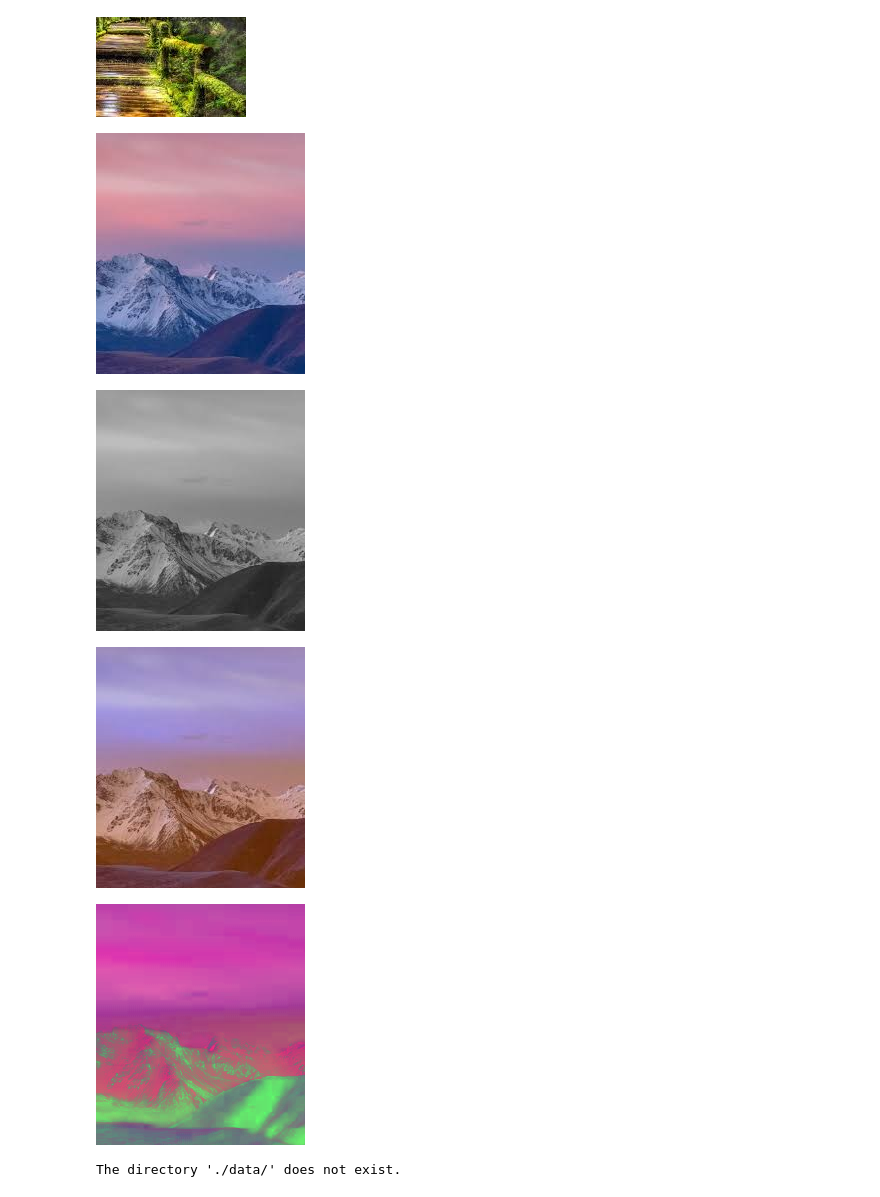
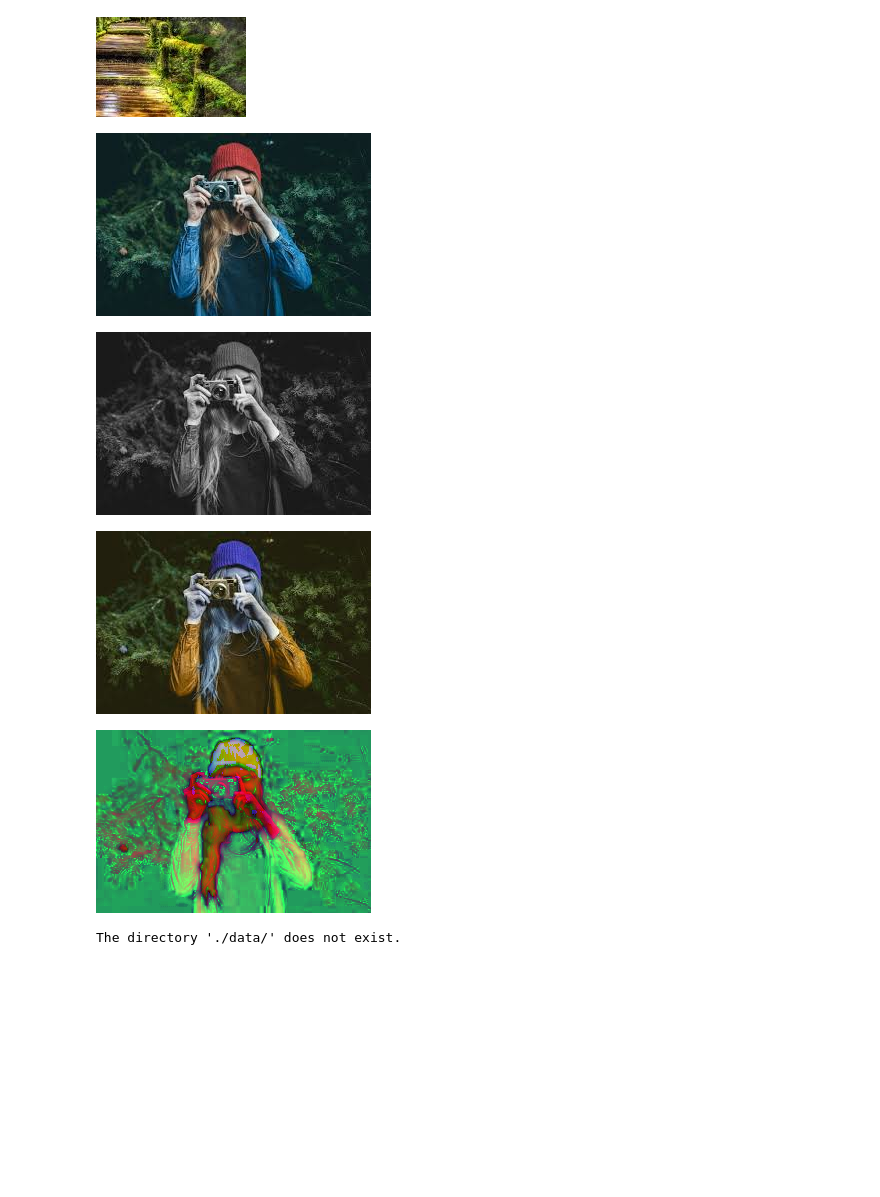
Before and after one commit to keertivardhan747/OpenCV, a Jupyter notebook: opencv.ipynb, the cells around one changed output. Drawn from its saved outputs; the diff is of its cells as text; code cells hidden in the pictures; blank space fills up the shorter version.

```diff
--- a/opencv.ipynb
+++ b/opencv.ipynb
@@ -79,31 +79,31 @@ Original image shape: (183, 275, 3)
 # %%
 #colour spaces
 import cv2
 import os
 from google.colab.patches import cv2_imshow
-img = cv2.imread(os.path.join('.','data','/mountain.jpg'))
+img = cv2.imread(os.path.join('.','data','/content/blur.jpg'))
 
 # Check if image was loaded successfully before proceeding
 if img is None:
     print("Error: Could not load image 'mountain.jpg'. Please ensure it's in the ./data/ directory.")
 else:
     img_gray = cv2.cvtColor(img, cv2.COLOR_BGR2GRAY)
     img_rgb = cv2.cvtColor(img, cv2.COLOR_BGR2RGB)
     img_hsv = cv2.cvtColor(img, cv2.COLOR_BGR2HSV)
 
     # Display images using cv2_imshow without window names
     cv2_imshow(img)
     cv2_imshow(img_gray)
     cv2_imshow(img_rgb)
     cv2_imshow(img_hsv)
 
     # cv2.waitKey(0) is not typically used with cv2_imshow in Colab as it's for interactive windows
     # The outputs will be displayed in the cell output without needing to wait.
 # %% [output]
-[figure, old version]
+[figure, new version]
-[figure, old version]
+[figure, new version]
-[figure, old version]
+[figure, new version]
-[figure, old version]
+[figure, new version]
 # %%
 import os
 
```
Also changed, not shown: parts of 3 cells of this notebook.
